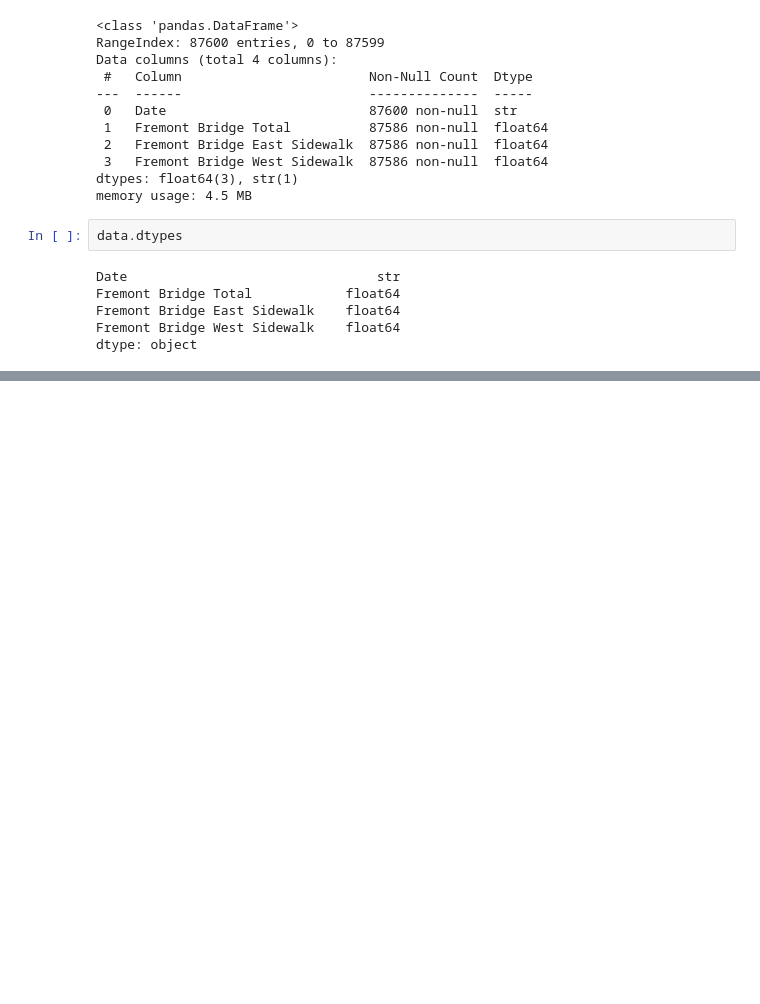
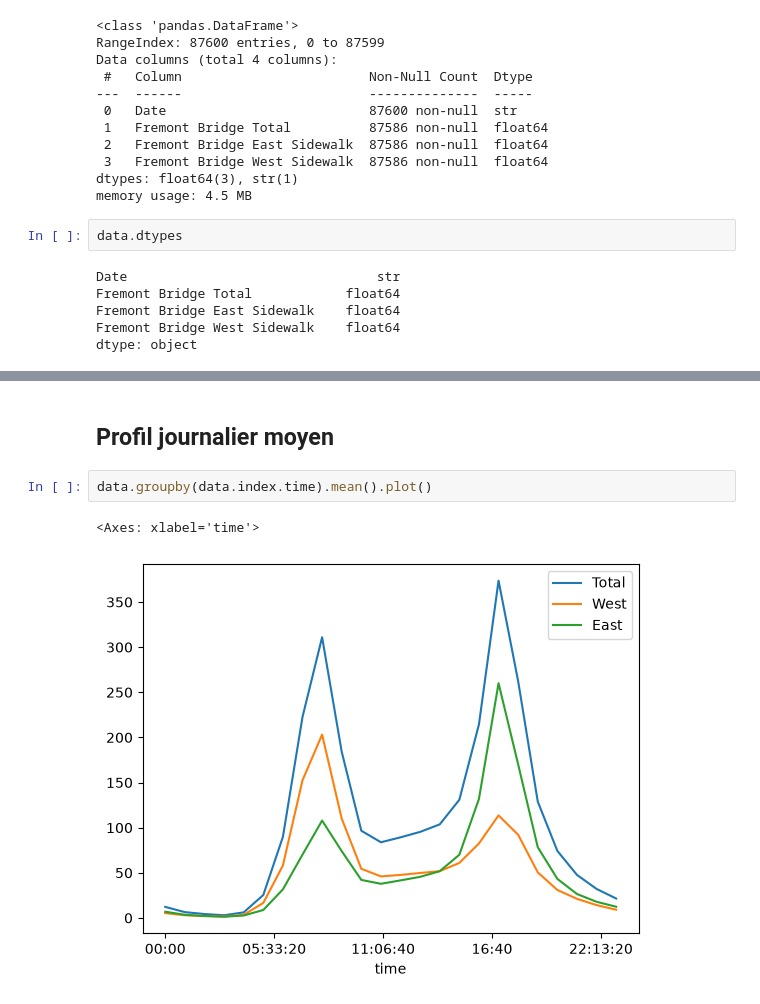
Before and after one commit to clementlegoff8/TP-fremont-bridge, a Jupyter notebook: TP-fremont-bridge.ipynb, the cells around one changed output, grey strips where cells are left out. Cells and saved outputs as stored; diff of their text form; blank space fills up the shorter version.

```diff
--- a/TP-fremont-bridge.ipynb
+++ b/TP-fremont-bridge.ipynb
@@ -83,0 +159,7 @@ data.drop(Date,inplace=True)
+# %% [markdown]
+## Profil journalier moyen
+# %%
+data.groupby(data.index.time).mean().plot()
+# %% [output]
+<Axes: xlabel='time'>
+[figure, added]
```
Also changed, not shown: parts of 31 cells of this notebook.
